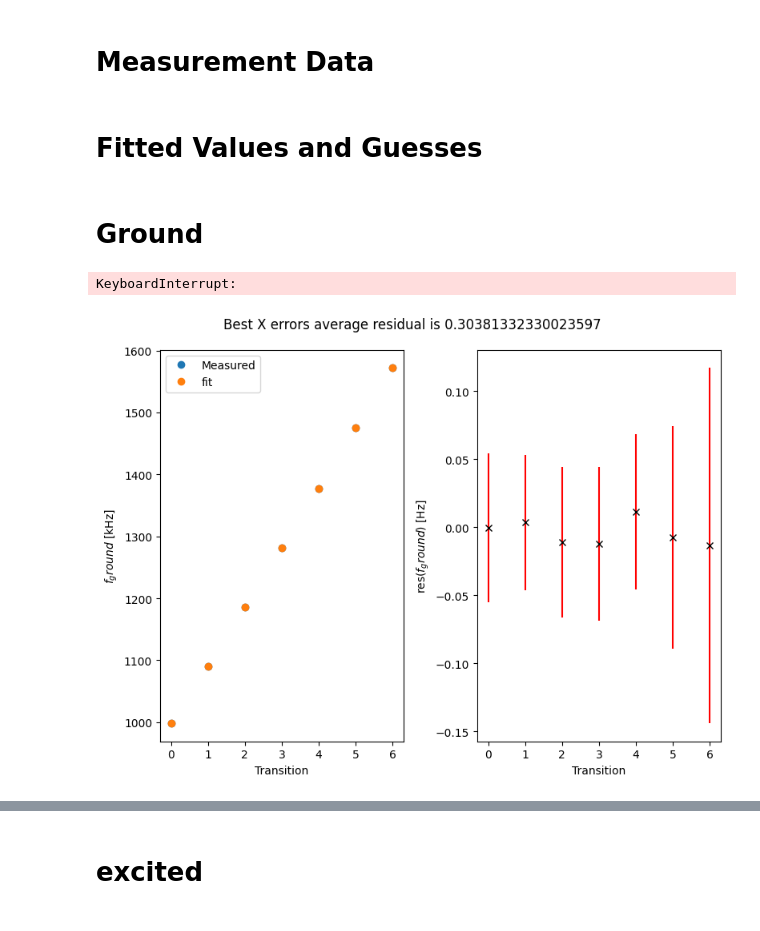
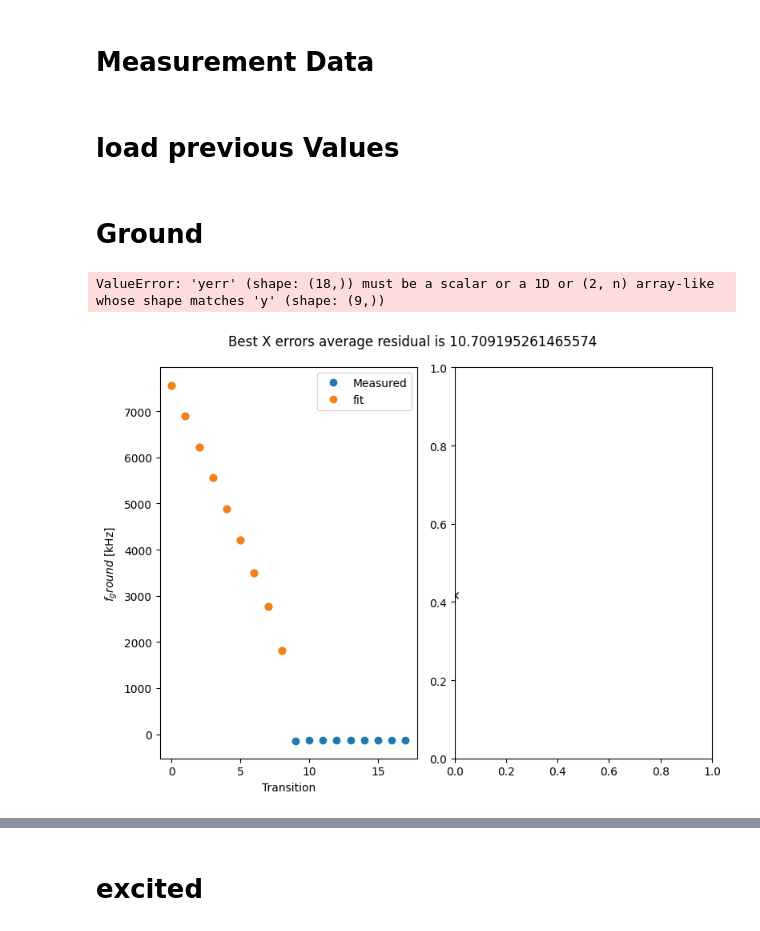
Before and after one commit to leonmyk/Spectroscopy_Hamiltonian_fitter-, a Jupyter notebook: Fitter.ipynb, the cells around one changed output, grey strips where cells are left out. Saved outputs shown, nothing was run; the diff lists cells and outputs as text; code cells hidden in the pictures.

```diff
--- a/Fitter.ipynb
+++ b/Fitter.ipynb
@@ -107,3 +70,3 @@ def pretty_mcmc(flat_samples, labels, sig_figs=2):
 # %% [markdown]
-# Fitted Values and Guesses
+# load previous Values
 # %%
@@ -120,12 +74,7 @@ median_x =  [ 4.49821749e+02,  1.29897911e+02, -2.37052291e+02, -1.19454405e+01,
 # %% [markdown]
 # Ground
 # %%
-best_x_ground = [460.54324141019123,-237.35318307038176,149.44386682482926,2.6761209774725265,-0.0775147693909858]
-best_x_ground_Ca =  [ 4.46771094e+02  ,3.19950251e+01  ,4.90867382e-01  ,6.58374345e+00 ,-4.35601519e-01]
-fitter_ground.run_MCMC(best_x_ground_Ca,nsteps = 5000,var = 0.01)
+fitter_Nb.Plot_Best(state=State.Ground)
 # %% [output]
-KeyboardInterrupt:
+ValueError: 'yerr' (shape: (18,)) must be a scalar or a 1D or (2, n) array-like whose shape matches 'y' (shape: (9,))
+[figure, added]
-# %%
-fitter_ground.Plot_Best()
-# %% [output]
-[figure, removed]
```
Also changed, not shown: parts of 12 cells of this notebook, 6 other files.
